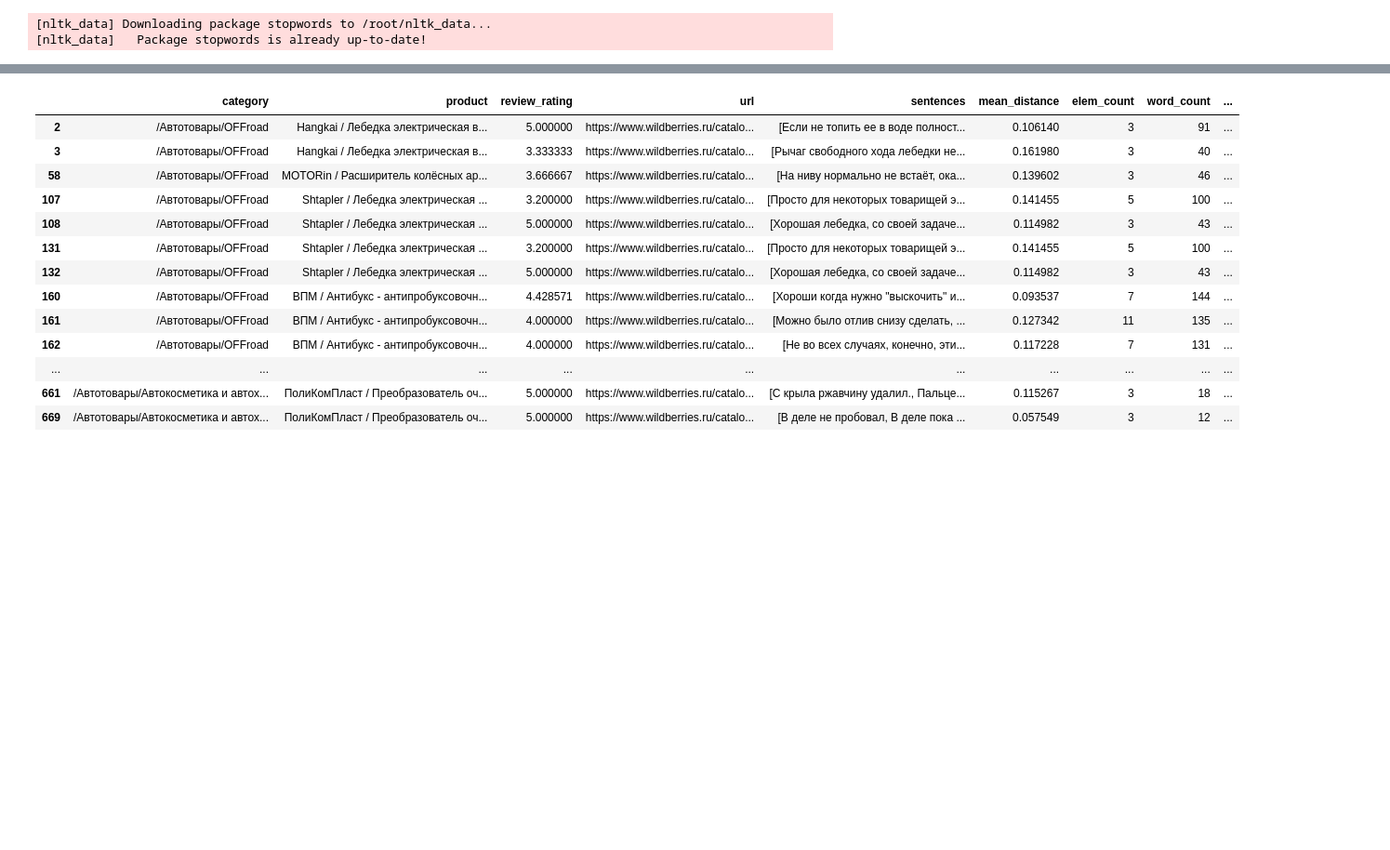
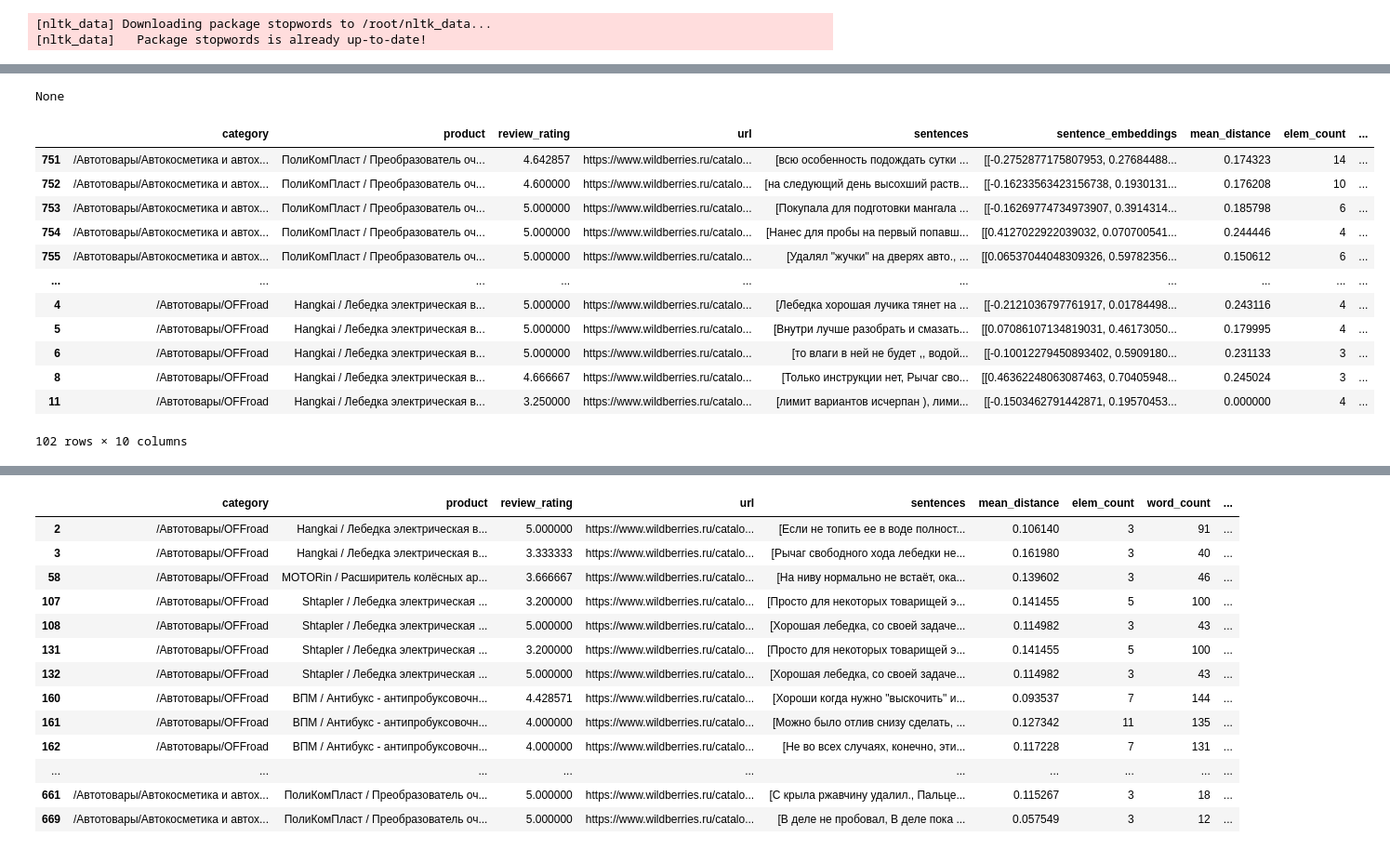
Before and after one commit to Frame24/WB_Parse, a Jupyter notebook: keywods_pavlov3.ipynb, the cells around one changed output, grey strips where cells are left out. Shown: that part at 93% size. Cells and saved outputs as stored; diff of their text form; code cells hidden in the pictures; blank space fills up the shorter version.

```diff
--- a/keywods_pavlov3.ipynb
+++ b/keywods_pavlov3.ipynb
@@ -1064,0 +666,60 @@ memory usage: 20.9+ KB
+# %%
+import numpy as np
+import pandas as pd
+from scipy.cluster.hierarchy import linkage, fcluster, dendrogram
+from scipy.spatial.distance import pdist
+from tqdm import tqdm
+import matplotlib.pyplot as plt
+
+def compute_mean_distance(cluster_indices, embeddings):
+    if len(cluster_indices) < 2:
+        return 0
+    cluster_embeddings = embeddings[cluster_indices]
+    pairwise_distances = pdist(cluster_embeddings, metric='cosine')
+    return np.mean(pairwise_distances)
+
+def cluster_product_reviews(df, max_distance=0.5):
+    grouped = df.groupby('product')
+    final_clusters_list = []
+
+    for product, group in tqdm(grouped, desc="Processing products"):
+        sentences = group["sentences"].tolist()
+        embeddings = np.array(list(group["sentence_embeddings"]))
+
+        distance_matrix = pdist(embeddings, metric='cosine')
+        linkage_matrix = linkage(distance_matrix, method='ward')
+        initial_clusters = fcluster(linkage_matrix, t=max_distance, criterion='distance')
+
+        group['final_cluster'] = initial_clusters
+        group['mean_distance'] = group['final_cluster'].apply(
+            lambda cluster_id: compute_mean_distance(
+                np.where(initial_clusters == cluster_id)[0], embeddings)
+        )
+
+        grouped_clusters = group.groupby('final_cluster').agg({
+            'category': 'first',
+            'product': 'first',
+            'review_rating': 'mean',
+            'url': 'first',
+            'sentences': list,
+            'sentence_embeddings': list,
+            'mean_distance': 'first',
+        }).reset_index(drop=True)
+
+        grouped_clusters['elem_count'] = grouped_clusters['sentences'].apply(len)
+        grouped_clusters['word_count'] = grouped_clusters['sentences'].apply(count_words)
+        grouped_clusters['key_thought'] = grouped_clusters.apply(
+            lambda row: extract_key_thought(row['sentences'], row['sentence_embeddings']), axis=1)
+
+        grouped_clusters = grouped_clusters.sort_values(by='word_count', ascending=False)
+        final_clusters_list.append(grouped_clusters)
+
+    return pd.concat(final_clusters_list, ignore_index=True)
+
+# Применяем кластеризацию ко всему DataFrame
+final_df = cluster_product_reviews(df_filtered_reviews, max_distance=0.3)
+# Для вывода финального результата
+final_df = final_df.sort_values("word_count", ascending=False)
+display(final_df.info())
+final_df[final_df["elem_count"] > 2].sort_values("product", ascending=False)
+# %% [output]
@@ -1064,0 +743,14 @@ memory usage: 20.9+ KB
+None
+|  | category | product | review_rating | url | sentences | sentence_embeddings | mean_distance | elem_count | ... |
+| 751 | /Автотовары/Автокосметика и автох... | ПолиКомПласт / Преобразователь оч... | 4.642857 | https://www.wildberries.ru/catalo... | [всю особенность подождать сутки ... | [[-0.2752877175807953, 0.27684488... | 0.174323 | 14 | ... |
+| 752 | /Автотовары/Автокосметика и автох... | ПолиКомПласт / Преобразователь оч... | 4.600000 | https://www.wildberries.ru/catalo... | [на следующий день высохший раств... | [[-0.16233563423156738, 0.1930131... | 0.176208 | 10 | ... |
+| 753 | /Автотовары/Автокосметика и автох... | ПолиКомПласт / Преобразователь оч... | 5.000000 | https://www.wildberries.ru/catalo... | [Покупала для подготовки мангала ... | [[-0.16269774734973907, 0.3914314... | 0.185798 | 6 | ... |
+| 754 | /Автотовары/Автокосметика и автох... | ПолиКомПласт / Преобразователь оч... | 5.000000 | https://www.wildberries.ru/catalo... | [Нанес для пробы на первый попавш... | [[0.4127022922039032, 0.070700541... | 0.244446 | 4 | ... |
+| 755 | /Автотовары/Автокосметика и автох... | ПолиКомПласт / Преобразователь оч... | 5.000000 | https://www.wildberries.ru/catalo... | [Удалял "жучки" на дверях авто., ... | [[0.06537044048309326, 0.59782356... | 0.150612 | 6 | ... |
+| ... | ... | ... | ... | ... | ... | ... | ... | ... | ... |
+| 4 | /Автотовары/OFFroad | Hangkai / Лебедка электрическая в... | 5.000000 | https://www.wildberries.ru/catalo... | [Лебедка хорошая лучика тянет на ... | [[-0.2121036797761917, 0.01784498... | 0.243116 | 4 | ... |
+| 5 | /Автотовары/OFFroad | Hangkai / Лебедка электрическая в... | 5.000000 | https://www.wildberries.ru/catalo... | [Внутри лучше разобрать и смазать... | [[0.07086107134819031, 0.46173050... | 0.179995 | 4 | ... |
+| 6 | /Автотовары/OFFroad | Hangkai / Лебедка электрическая в... | 5.000000 | https://www.wildberries.ru/catalo... | [то влаги в ней не будет ,, водой... | [[-0.10012279450893402, 0.5909180... | 0.231133 | 3 | ... |
+| 8 | /Автотовары/OFFroad | Hangkai / Лебедка электрическая в... | 4.666667 | https://www.wildberries.ru/catalo... | [Только инструкции нет, Рычаг сво... | [[0.46362248063087463, 0.70405948... | 0.245024 | 3 | ... |
+| 11 | /Автотовары/OFFroad | Hangkai / Лебедка электрическая в... | 3.250000 | https://www.wildberries.ru/catalo... | [лимит вариантов исчерпан ), лими... | [[-0.1503462791442871, 0.19570453... | 0.000000 | 4 | ... |
+102 rows × 10 columns
```
Also changed, not shown: parts of 26 cells of this notebook.
